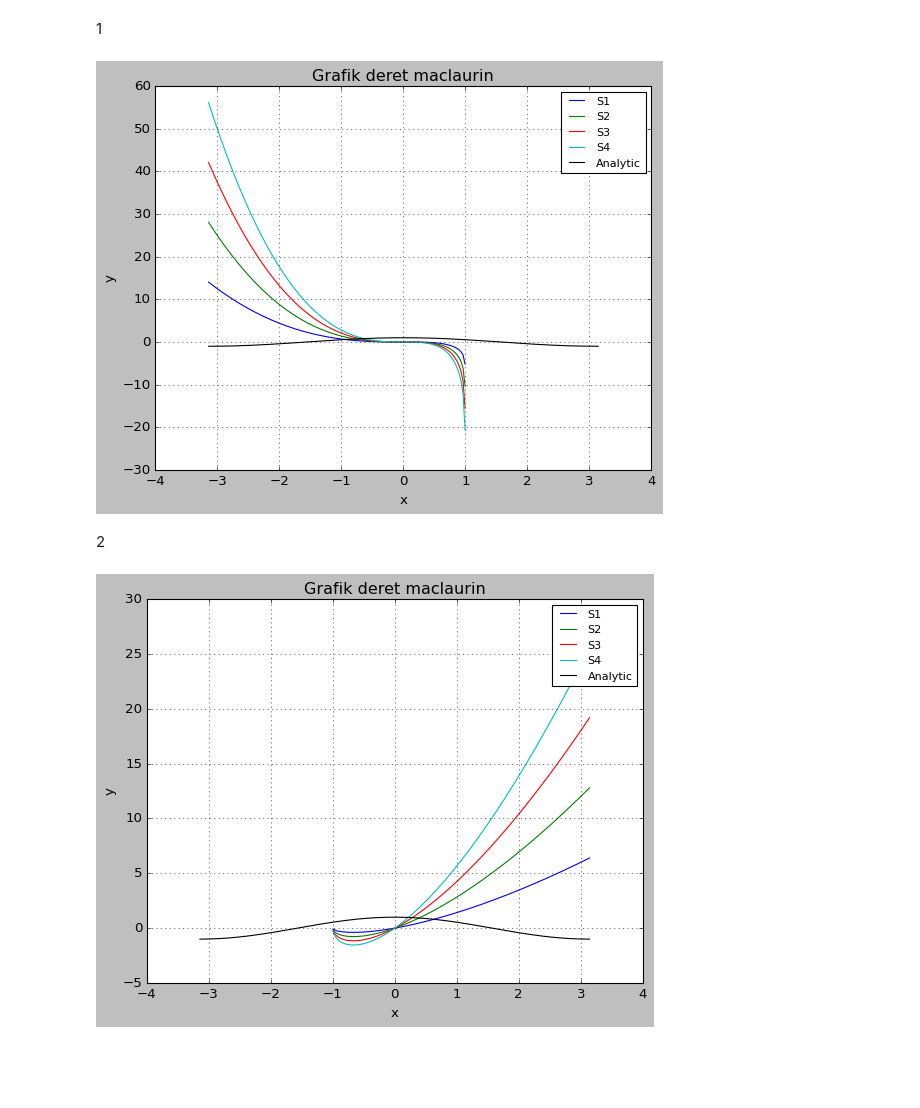
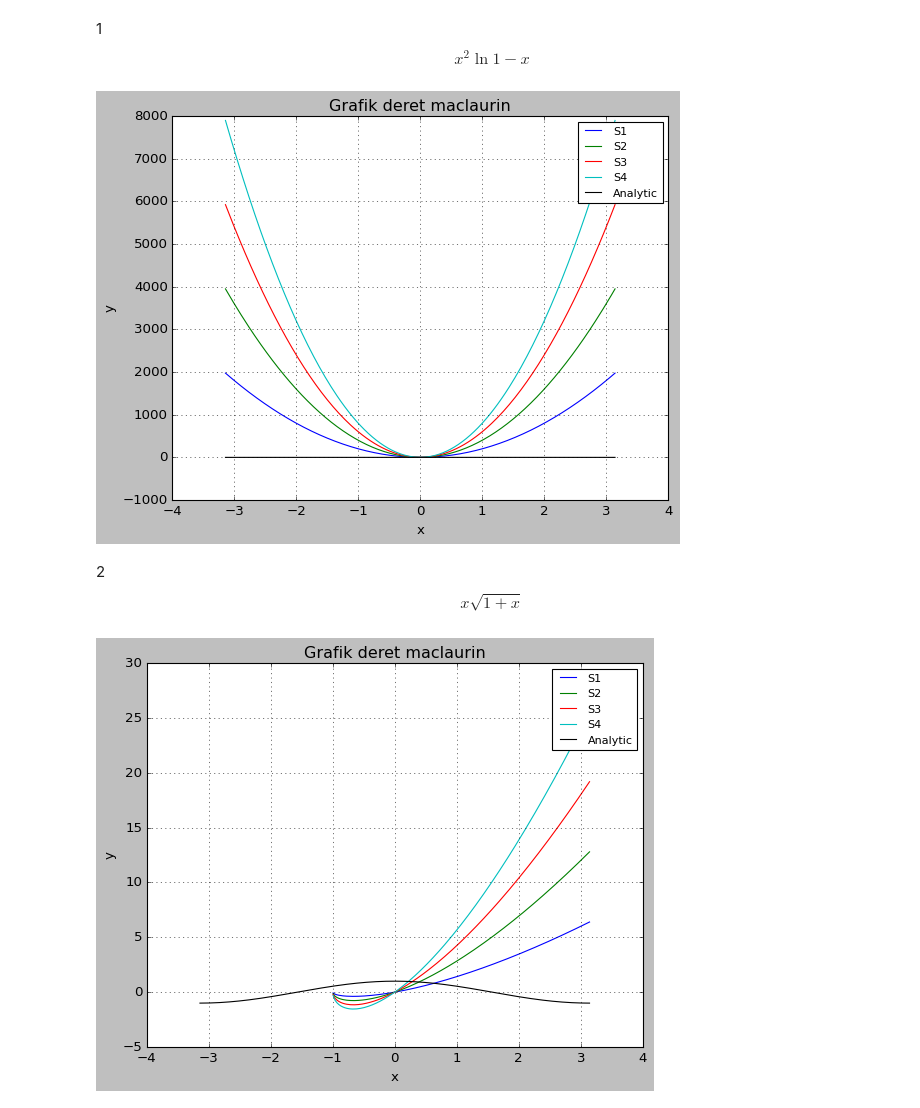
Before and after one commit to minervaarcane/fisika_matematik_1, a Jupyter notebook: fismat/tugas1/plotingmaclrn.ipynb, the cells around one changed output. Saved outputs shown, nothing was run; the diff lists cells and outputs as text; code cells hidden in the pictures; blank space fills up the shorter version.

```diff
--- a/fismat/plotingmaclrn.ipynb
+++ b/fismat/tugas1/plotingmaclrn.ipynb
@@ -9,25 +11,27 @@ from mpmath import *
 plt.style.use('classic')
-# %% [markdown]
-1
+# %% [markdown]
+1
+$$x^2\ln{1-x}$$
 # %%
 x = np.linspace(-np.pi, np.pi, 200)
 y = np.zeros(len(x))
 labels = ['S1', 'S2', 'S3', 'S4']
 plt.figure()
 for n, label in zip(range(4), labels):
-    y += (x**2*np.log(1-x))
+    y += (x**2*len(1-x))
     plt.plot(x, y, label=label)
 plt.plot(x, np.cos(x), 'k', label='Analytic')
 plt.grid()
 plt.title('Grafik deret maclaurin')
 plt.xlabel('x')
 plt.ylabel('y')
 plt.legend(loc='upper right', prop={'size': 10})
 plt.show()
 # %% [output]
-[figure, old version]
+[figure, new version]
-# %% [markdown]
-2
+# %% [markdown]
+2
+$$x\sqrt{1+x}$$
 # %%
 x = np.linspace(-np.pi, np.pi, 200)
 y = np.zeros(len(x))
```
Also changed, not shown: parts of 24 cells of this notebook, 9 other files.
